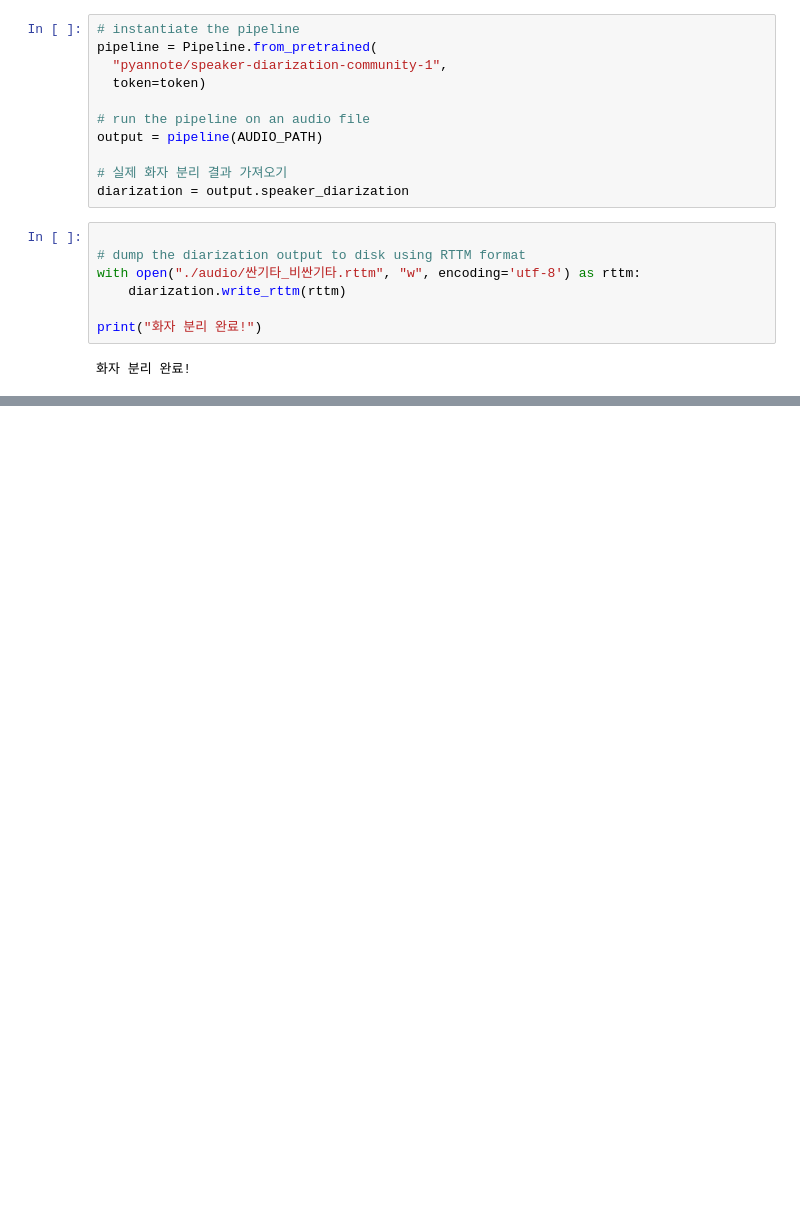
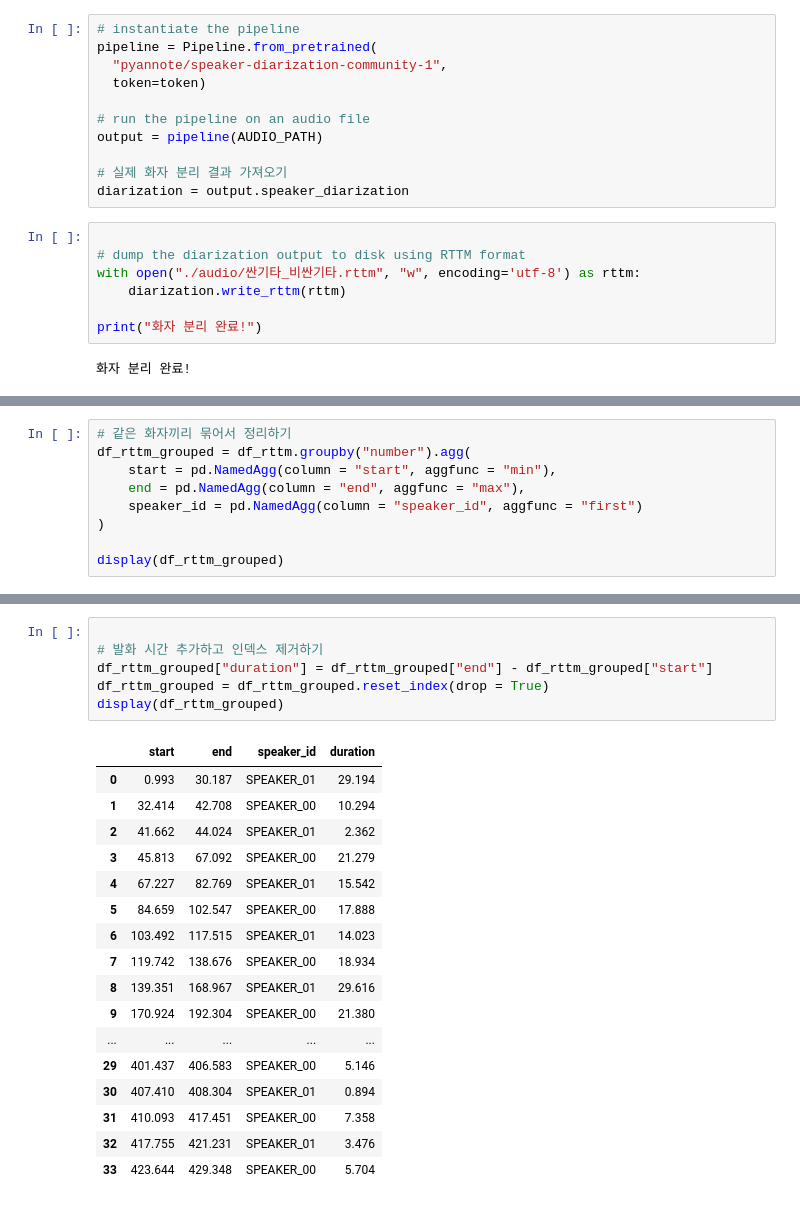
Before and after one commit to movemin/AI_Agent, a Jupyter notebook: chap05/speaker_diarization.ipynb, the cells around one changed output, grey strips where cells are left out. Drawn from its saved outputs; the diff is of its cells as text; blank space fills up the shorter version.

```diff
--- a/chap05/speaker_diarization.ipynb
+++ b/chap05/speaker_diarization.ipynb
@@ -105,0 +130,9 @@ display(df_rttm)
+# %%
+# 같은 화자끼리 묶어서 정리하기
+df_rttm_grouped = df_rttm.groupby("number").agg(
+    start = pd.NamedAgg(column = "start", aggfunc = "min"),
+    end = pd.NamedAgg(column = "end", aggfunc = "max"),
+    speaker_id = pd.NamedAgg(column = "speaker_id", aggfunc = "first")
+)
+
+display(df_rttm_grouped)
@@ -105,0 +158,24 @@ display(df_rttm)
+# %%
+
+# 발화 시간 추가하고 인덱스 제거하기
+df_rttm_grouped["duration"] = df_rttm_grouped["end"] - df_rttm_grouped["start"]
+df_rttm_grouped = df_rttm_grouped.reset_index(drop = True)
+display(df_rttm_grouped)
+# %% [output]
+|  | start | end | speaker_id | duration |
+| 0 | 0.993 | 30.187 | SPEAKER_01 | 29.194 |
+| 1 | 32.414 | 42.708 | SPEAKER_00 | 10.294 |
+| 2 | 41.662 | 44.024 | SPEAKER_01 | 2.362 |
+| 3 | 45.813 | 67.092 | SPEAKER_00 | 21.279 |
+| 4 | 67.227 | 82.769 | SPEAKER_01 | 15.542 |
+| 5 | 84.659 | 102.547 | SPEAKER_00 | 17.888 |
+| 6 | 103.492 | 117.515 | SPEAKER_01 | 14.023 |
+| 7 | 119.742 | 138.676 | SPEAKER_00 | 18.934 |
+| 8 | 139.351 | 168.967 | SPEAKER_01 | 29.616 |
+| 9 | 170.924 | 192.304 | SPEAKER_00 | 21.380 |
+| ... | ... | ... | ... | ... |
+| 29 | 401.437 | 406.583 | SPEAKER_00 | 5.146 |
+| 30 | 407.410 | 408.304 | SPEAKER_01 | 0.894 |
+| 31 | 410.093 | 417.451 | SPEAKER_00 | 7.358 |
+| 32 | 417.755 | 421.231 | SPEAKER_01 | 3.476 |
+| 33 | 423.644 | 429.348 | SPEAKER_00 | 5.704 |
```
Also changed, not shown: parts of 6 cells of this notebook, 1 other file.
